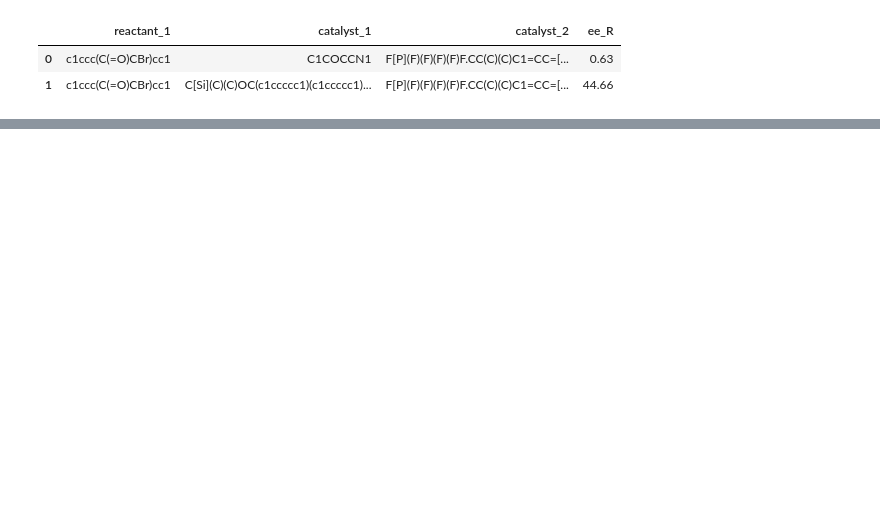
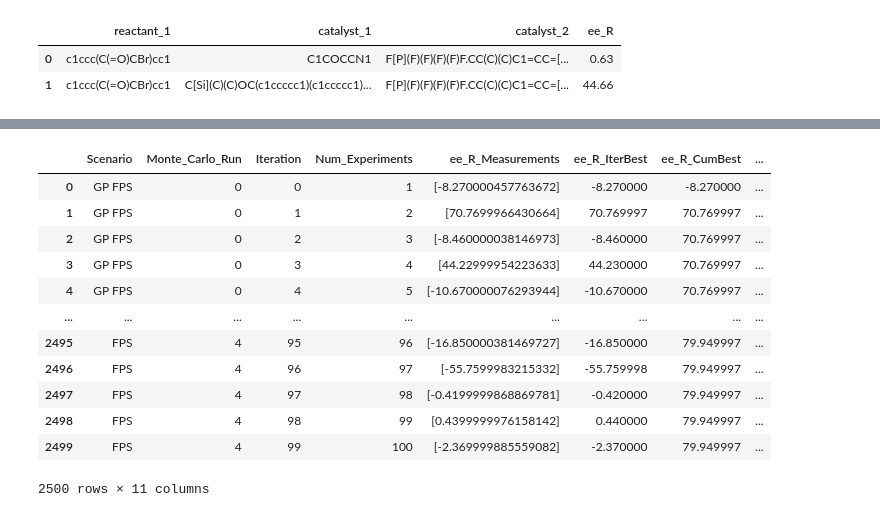
Before and after one commit to Lecmino/ai4chem-bo, a Jupyter notebook: bo_initialization.ipynb, the cells around one changed output, grey strips where cells are left out. Saved outputs shown, nothing was run; the diff lists cells and outputs as text; code cells hidden in the pictures; blank space fills up the shorter version.

```diff
--- a/bo_initialization.ipynb
+++ b/bo_initialization.ipynb
@@ -93,30 +121,42 @@ from baybe.recommenders import (
     RandomRecommender,
     )
 
-BATCH_SIZE = 1
-N_DOE_ITERATIONS = 100
-N_MC_ITERATIONS = 5
+BATCH_SIZE = 1              #Nbr of recommendations per iteration
+N_DOE_ITERATIONS = 100      #Nbr of total iterations
+N_MC_ITERATIONS = 5         #Nbr of Monte Carlo iterations (parallel experiments to provide SD)
 
 botorch_fps_recommender = TwoPhaseMetaRecommender(
-    initial_recommender=FPSRecommender(),  # farthest point sampling
-    recommender=BotorchRecommender(),  # Bayesian model-based optimization
-    switch_after=10,  # switch to Botorch after 10 iterations
+    initial_recommender=FPSRecommender(),               # farthest point sampling
+    recommender=BotorchRecommender(),                   # Bayesian optimization
+    switch_after=10,                                    # switch to Bayesian after 10 iterations
     )
 
 botorch_rdm_recommender = TwoPhaseMetaRecommender(
-    initial_recommender=RandomRecommender(),  # farthest point sampling
-    recommender=BotorchRecommender(),  # Bayesian model-based optimization
-    switch_after=10,  # switch to Botorch after 10 iterations
+    initial_recommender=RandomRecommender(),            # random point sampling (uniform)
+    recommender=BotorchRecommender(),                   # Bayesian optimization
+    switch_after=10,                                    # switch to Bayesian after 10 iterations
     )
 
-fps_recommender = FPSRecommender()
-random_recommender = RandomRecommender()
+botorch_recommender = TwoPhaseMetaRecommender(
+    initial_recommender=RandomRecommender(),            # random point sampling (uniform)
+    recommender=BotorchRecommender(),                   # Bayesian optimization
+    switch_after=1,                                     # switch immediately (No initialization phase)
+    )
 
+fps_recommender = FPSRecommender()                      # Baseline recommender using farthest point sampling
+random_recommender = RandomRecommender()                # Baseline recommender using random point sampling (uniform)
+
+#The campaign specifies the search space, the objective, and the recommender to use.
 botorch_fps_campaign = Campaign(searchspace=searchspace, objective=objective, recommender=botorch_fps_recommender)
 botorch_rdm_campaign = Campaign(searchspace=searchspace, objective=objective, recommender=botorch_rdm_recommender)
+
+#botorch_fps_rdm_campaign = Campaign(searchspace=searchspace, objective=objective, recommender=botorch_fps_rdm_recommender)
+
+botorch_campaign = Campaign(searchspace=searchspace, objective=objective, recommender=botorch_recommender)
 
 fps_campaign = Campaign(searchspace=searchspace, objective=objective, recommender=fps_recommender)
 random_campaign = Campaign(searchspace=searchspace, objective=objective, recommender=random_recommender)
 
-scenarios = {"GP FPS": botorch_fps_campaign,"GP rdm": botorch_rdm_campaign, "Random": random_campaign, "FPS": fps_campaign}
+#The scenarios contains all the campaigns that we want to try.
+scenarios = {"GP FPS": botorch_fps_campaign,"GP rdm": botorch_rdm_campaign, "GP":botorch_campaign, "Random": random_campaign, "FPS": fps_campaign}
 # %%
@@ -129,0 +177,16 @@ results = simulate_scenarios(
+# %%
+results
+# %% [output]
+|  | Scenario | Monte_Carlo_Run | Iteration | Num_Experiments | ee_R_Measurements | ee_R_IterBest | ee_R_CumBest | ... |
+| 0 | GP FPS | 0 | 0 | 1 | [-8.270000457763672] | -8.270000 | -8.270000 | ... |
+| 1 | GP FPS | 0 | 1 | 2 | [70.7699966430664] | 70.769997 | 70.769997 | ... |
+| 2 | GP FPS | 0 | 2 | 3 | [-8.460000038146973] | -8.460000 | 70.769997 | ... |
+| 3 | GP FPS | 0 | 3 | 4 | [44.22999954223633] | 44.230000 | 70.769997 | ... |
+| 4 | GP FPS | 0 | 4 | 5 | [-10.670000076293944] | -10.670000 | 70.769997 | ... |
+| ... | ... | ... | ... | ... | ... | ... | ... | ... |
+| 2495 | FPS | 4 | 95 | 96 | [-16.850000381469727] | -16.850000 | 79.949997 | ... |
+| 2496 | FPS | 4 | 96 | 97 | [-55.7599983215332] | -55.759998 | 79.949997 | ... |
+| 2497 | FPS | 4 | 97 | 98 | [-0.4199999868869781] | -0.420000 | 79.949997 | ... |
+| 2498 | FPS | 4 | 98 | 99 | [0.4399999976158142] | 0.440000 | 79.949997 | ... |
+| 2499 | FPS | 4 | 99 | 100 | [-2.369999885559082] | -2.370000 | 79.949997 | ... |
+2500 rows × 11 columns
```
Also changed, not shown: parts of 25 cells of this notebook.
